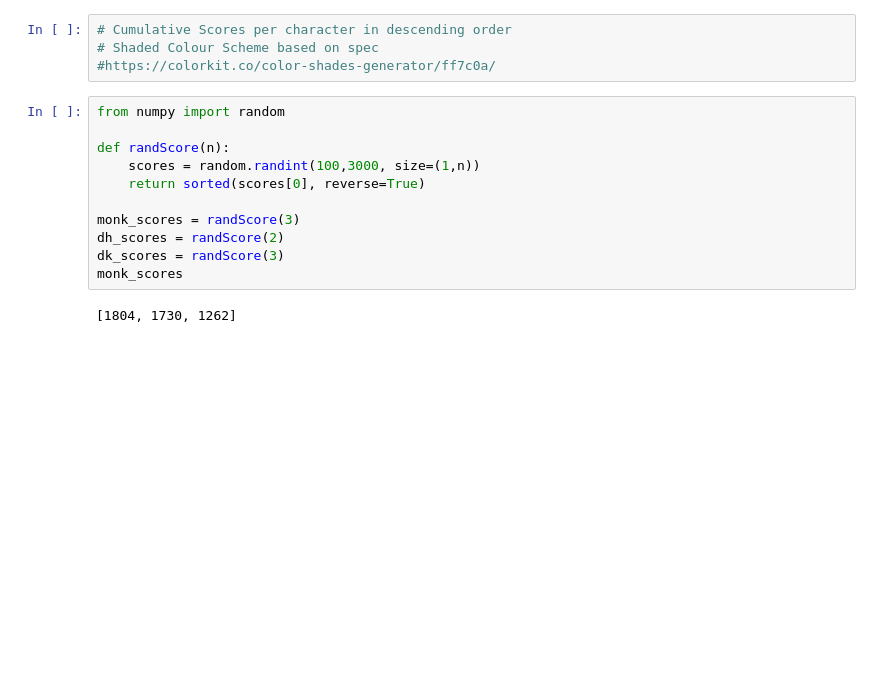
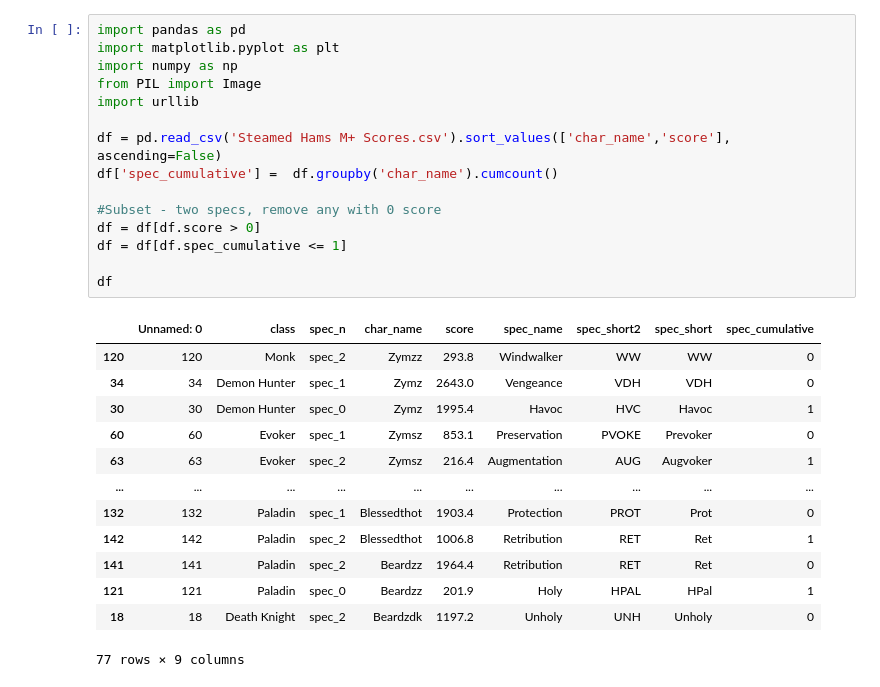
Before and after one commit to pricealex/train-bot, a Jupyter notebook: double_threat_comp.ipynb, the cells around one changed output. Drawn from its saved outputs; the diff is of its cells as text; blank space fills up the shorter version.

```diff
--- a/double_threat_comp.ipynb
+++ b/double_threat_comp.ipynb
@@ -22,17 +1,29 @@ test_df
-# %%
-# Cumulative Scores per character in descending order
-# Shaded Colour Scheme based on spec
-#https://colorkit.co/color-shades-generator/ff7c0a/
-# %%
-from numpy import random
-
-def randScore(n):
-    scores = random.randint(100,3000, size=(1,n))
-    return sorted(scores[0], reverse=True)
-
-monk_scores = randScore(3)
-dh_scores = randScore(2)
-dk_scores = randScore(3)
-monk_scores
-# %% [output]
-[1804, 1730, 1262]
+# %%
+import pandas as pd
+import matplotlib.pyplot as plt
+import numpy as np
+from PIL import Image
+import urllib
+
+df = pd.read_csv('Steamed Hams M+ Scores.csv').sort_values(['char_name','score'], ascending=False)
+df['spec_cumulative'] =  df.groupby('char_name').cumcount()
+
+#Subset - two specs, remove any with 0 score
+df = df[df.score > 0]
+df = df[df.spec_cumulative <= 1]
+
+df
+# %% [output]
+|  | Unnamed: 0 | class | spec_n | char_name | score | spec_name | spec_short2 | spec_short | spec_cumulative |
+| 120 | 120 | Monk | spec_2 | Zymzz | 293.8 | Windwalker | WW | WW | 0 |
+| 34 | 34 | Demon Hunter | spec_1 | Zymz | 2643.0 | Vengeance | VDH | VDH | 0 |
+| 30 | 30 | Demon Hunter | spec_0 | Zymz | 1995.4 | Havoc | HVC | Havoc | 1 |
+| 60 | 60 | Evoker | spec_1 | Zymsz | 853.1 | Preservation | PVOKE | Prevoker | 0 |
+| 63 | 63 | Evoker | spec_2 | Zymsz | 216.4 | Augmentation | AUG | Augvoker | 1 |
+| ... | ... | ... | ... | ... | ... | ... | ... | ... | ... |
+| 132 | 132 | Paladin | spec_1 | Blessedthot | 1903.4 | Protection | PROT | Prot | 0 |
+| 142 | 142 | Paladin | spec_2 | Blessedthot | 1006.8 | Retribution | RET | Ret | 1 |
+| 141 | 141 | Paladin | spec_2 | Beardzz | 1964.4 | Retribution | RET | Ret | 0 |
+| 121 | 121 | Paladin | spec_0 | Beardzz | 201.9 | Holy | HPAL | HPal | 1 |
+| 18 | 18 | Death Knight | spec_2 | Beardzdk | 1197.2 | Unholy | UNH | Unholy | 0 |
+77 rows × 9 columns
```
Also changed, not shown: parts of 38 cells of this notebook, 8 other files.
